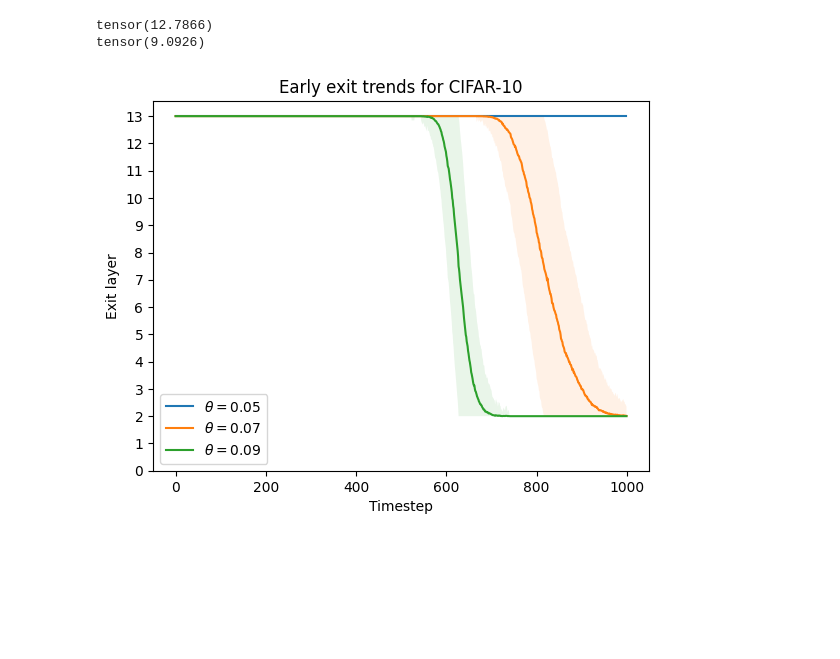
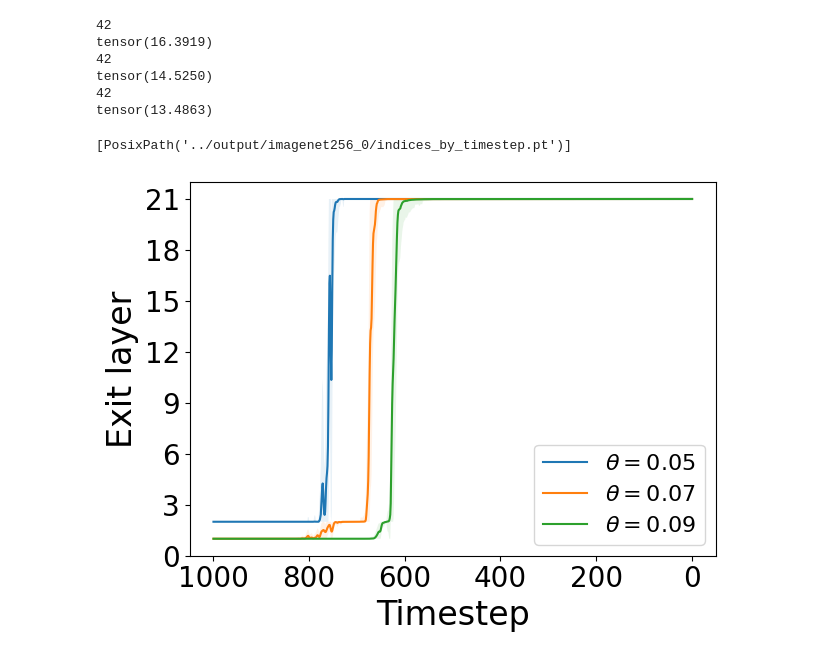
Before and after one commit to razvanmatisan/duodiff, a Jupyter notebook: demos/early_exit_visualization.ipynb, the cells around one changed output. Cells and saved outputs as stored; diff of their text form; code cells hidden in the pictures; blank space fills up the shorter version.

Commit message:
Modified ee trends plots

```diff
--- a/demos/early_exit_visualization.ipynb
+++ b/demos/early_exit_visualization.ipynb
@@ -6,8 +6,11 @@ import torch
 
 def get_figures(filepaths):
     indices = []
+    n_files = 0
     for filepath in filepaths:
         indices.append(torch.load(filepath))
+        n_files += 1
+    print(n_files)
 
     indices = torch.concat(indices, dim=1)
 
@@ -20,30 +23,41 @@ def get_figures(filepaths):
 
     return {"y": y, "y_lower": y_lower, "y_upper": y_upper}
 
+dataset = "imagenet256"
 
-figures_by_threshold = {
-    0.07: get_figures(Path("outputs/celeba-0.07/").glob("*.pt")),
-    0.08: get_figures(Path("outputs/celeba-0.08/").glob("*.pt")),
-}
+figures_by_threshold = {threshold: get_figures(Path(f"../output/new-eesamples-{dataset}-{threshold}-only-pts").glob("*.pt")) for threshold in [0.05, 0.07, 0.09]}
 # %% [output]
-tensor(12.7866)
-tensor(9.0926)
+42
+tensor(16.3919)
+42
+tensor(14.5250)
+42
+tensor(13.4863)
+# %%
+list(Path(f"../output/imagenet256_0/").glob("*indices_by_timestep.pt"))
+# %% [output]
+[PosixPath('../output/imagenet256_0/indices_by_timestep.pt')]
 # %%
 import matplotlib.pyplot as plt
 import numpy as np
 
 x = np.arange(1000)
 
-plt.ylabel("Exit layer")
-plt.xlabel("Timestep")
+plt.ylabel("Exit layer", fontsize=24)
+plt.xlabel("Timestep", fontsize=24)
 
 for threshold, figures in figures_by_threshold.items():
     plt.plot(x, figures["y"], label=rf"$\theta = {threshold}$")
     plt.fill_between(x, figures["y_lower"], figures["y_upper"], alpha=0.1)
 
-plt.yticks(np.arange(14), np.arange(14))
-plt.title("Early exit trends for CIFAR-10")
-plt.legend()
-plt.savefig("outputs/cifar10.pdf")
+xticks = list(reversed(list(range(0, 1001, 200))))
+plt.yticks(np.arange(0, 22, 3), np.arange(0, 22, 3), fontsize=20)
+plt.gca().set_ylim([0,22])
+plt.xticks(xticks, fontsize=20)
+plt.gca().invert_xaxis()
+# plt.title("Early exit trends for ImageNet256")
+plt.legend(fontsize=16)
+plt.tight_layout()
+plt.savefig(f"../img/{dataset}_threshold.pdf")
 # %% [output]
-[figure, old version]
+[figure, new version]
```
